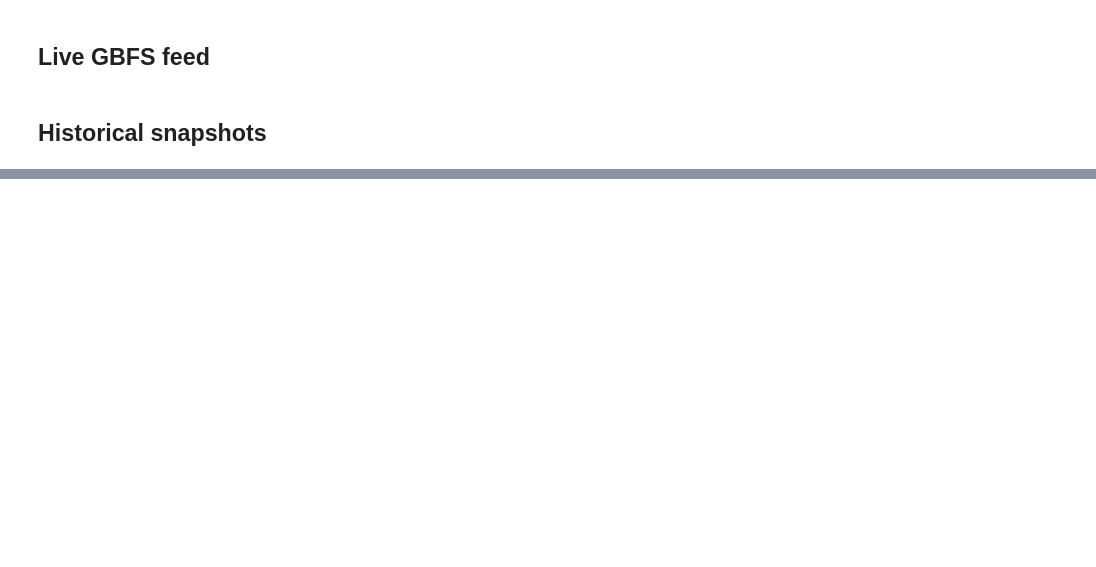
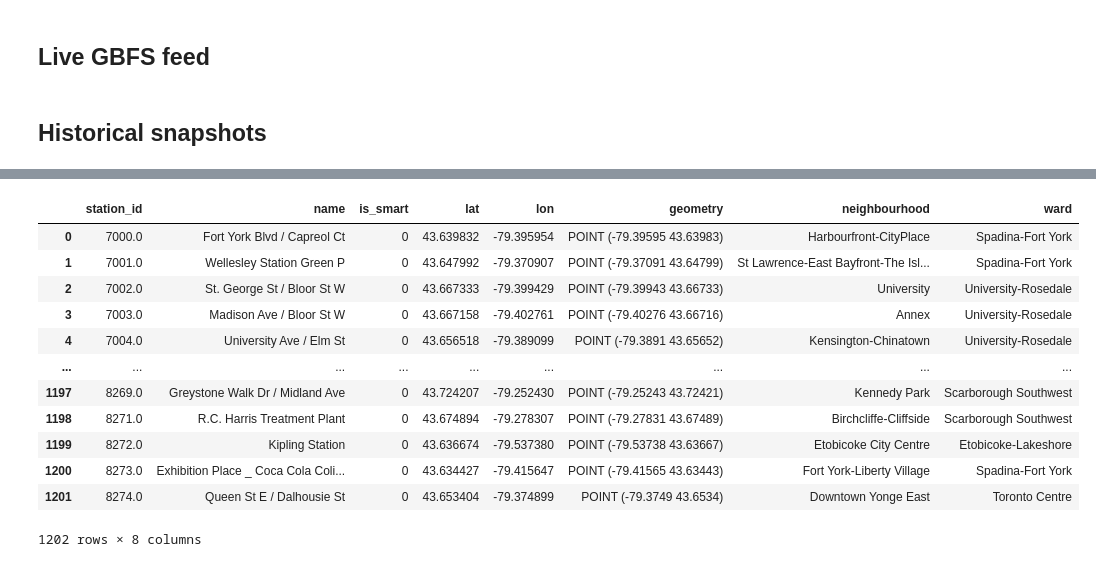
Before and after one commit to Neman-River/bikeshare_toronto, a Jupyter notebook: geodata.ipynb, the cells around one changed output, grey strips where cells are left out. Cells and saved outputs as stored; diff of their text form; code cells hidden in the pictures; blank space fills up the shorter version.

```diff
--- a/geodata.ipynb
+++ b/geodata.ipynb
@@ -1251,0 +612,26 @@ trips with no neighbourhood 4590165 / 44599780
+# %%
+manual_geocodes = {
+    'Torrens Ave / Broadview Ave': (43.690257, -79.3551454),
+    'Palmerston Blvd / Herrick St': (43.6621834, -79.4126711),
+    'Scrivener Sq / Yonge St': (43.6805292, -79.3909585),
+    'Concord Ave / Bloor St W (South)': (43.66189, -79.42679),
+    'Duncanwoods Dr / Finch Ave W': (43.7489179, -79.5576785),
+    'Pearldale Ave / Finch Ave W': (43.7479089, -79.562385),
+    'Tobermory Dr / Finch Ave W': (43.7592118, -79.5078974),
+    'Finch Ave W / Weston Rd': (43.7519497, -79.5424358),
+    'Albion Rd / Finch Ave W': (43.7411965, -79.589314),
+    'Martin Grove Rd / Finch Ave W': (43.7367192, -79.5915358),
+    'Westmore Dr / Finch Ave W': (43.7345848, -79.6009496),
+    'Humber College Blvd / Arboretum Blvd': (43.7299356, -79.6036041),
+    'Eglinton Ave E / Swift Dr': (43.7262179, -79.3183042),
+    'Islington Ave / Aviemore Dr': (43.7483345, -79.5683495),
+    'Rumike Rd / Finch Ave W': (43.749881, -79.5522663),
+    'George St S / The Esplanade': (43.6484943, -79.369733),
+    'St. Andrew Subway Station': (43.6477917, -79.3848711),
+    '55 Magnificent Rd. Garage': (43.61282, -79.51171),
+}
+# %%
+missing_mask = all_stations['lat'].isna() & all_stations['name'].notna()
+coords = all_stations.loc[missing_mask, 'name'].map(manual_geocodes)
+all_stations.loc[missing_mask, 'lat'] = coords.map(lambda c: c[0] if isinstance(c, tuple) else np.nan)
+all_stations.loc[missing_mask, 'lon'] = coords.map(lambda c: c[1] if isinstance(c, tuple) else np.nan)
@@ -1251,0 +655,6 @@ trips with no neighbourhood 4590165 / 44599780
+# %%
+stations_gdf = gpd.GeoDataFrame(
+    all_stations,
+    geometry=gpd.points_from_xy(all_stations['lon'], all_stations['lat']),
+    crs='EPSG:4326'
+)
@@ -1251,0 +677,3 @@ trips with no neighbourhood 4590165 / 44599780
+# %%
+wards = gpd.read_file('toronto-wards.geojson')[['AREA_NAME', 'geometry']].rename(columns={'AREA_NAME': 'ward'})
+wards.head()
@@ -1251,0 +687,21 @@ trips with no neighbourhood 4590165 / 44599780
+# %%
+stations_gdf = gpd.sjoin(stations_gdf, neigh[['AREA_NAME', 'geometry']], how='left', predicate='within')
+stations_gdf = stations_gdf.drop(columns='index_right').rename(columns={'AREA_NAME': 'neighbourhood'})
+
+stations_gdf = gpd.sjoin(stations_gdf, wards[['ward', 'geometry']], how='left', predicate='within')
+stations_gdf = stations_gdf.drop(columns='index_right')
+stations_gdf
+# %% [output]
+|  | station_id | name | is_smart | lat | lon | geometry | neighbourhood | ward |
+| 0 | 7000.0 | Fort York Blvd / Capreol Ct | 0 | 43.639832 | -79.395954 | POINT (-79.39595 43.63983) | Harbourfront-CityPlace | Spadina-Fort York |
+| 1 | 7001.0 | Wellesley Station Green P | 0 | 43.647992 | -79.370907 | POINT (-79.37091 43.64799) | St Lawrence-East Bayfront-The Isl... | Spadina-Fort York |
+| 2 | 7002.0 | St. George St / Bloor St W | 0 | 43.667333 | -79.399429 | POINT (-79.39943 43.66733) | University | University-Rosedale |
+| 3 | 7003.0 | Madison Ave / Bloor St W | 0 | 43.667158 | -79.402761 | POINT (-79.40276 43.66716) | Annex | University-Rosedale |
+| 4 | 7004.0 | University Ave / Elm St | 0 | 43.656518 | -79.389099 | POINT (-79.3891 43.65652) | Kensington-Chinatown | University-Rosedale |
+| ... | ... | ... | ... | ... | ... | ... | ... | ... |
+| 1197 | 8269.0 | Greystone Walk Dr / Midland Ave | 0 | 43.724207 | -79.252430 | POINT (-79.25243 43.72421) | Kennedy Park | Scarborough Southwest |
+| 1198 | 8271.0 | R.C. Harris Treatment Plant | 0 | 43.674894 | -79.278307 | POINT (-79.27831 43.67489) | Birchcliffe-Cliffside | Scarborough Southwest |
+| 1199 | 8272.0 | Kipling Station | 0 | 43.636674 | -79.537380 | POINT (-79.53738 43.63667) | Etobicoke City Centre | Etobicoke-Lakeshore |
+| 1200 | 8273.0 | Exhibition Place _ Coca Cola Coli... | 0 | 43.634427 | -79.415647 | POINT (-79.41565 43.63443) | Fort York-Liberty Village | Spadina-Fort York |
+| 1201 | 8274.0 | Queen St E / Dalhousie St | 0 | 43.653404 | -79.374899 | POINT (-79.3749 43.6534) | Downtown Yonge East | Toronto Centre |
+1202 rows × 8 columns
```
Also changed, not shown: parts of 200 cells of this notebook, 4 other files.
